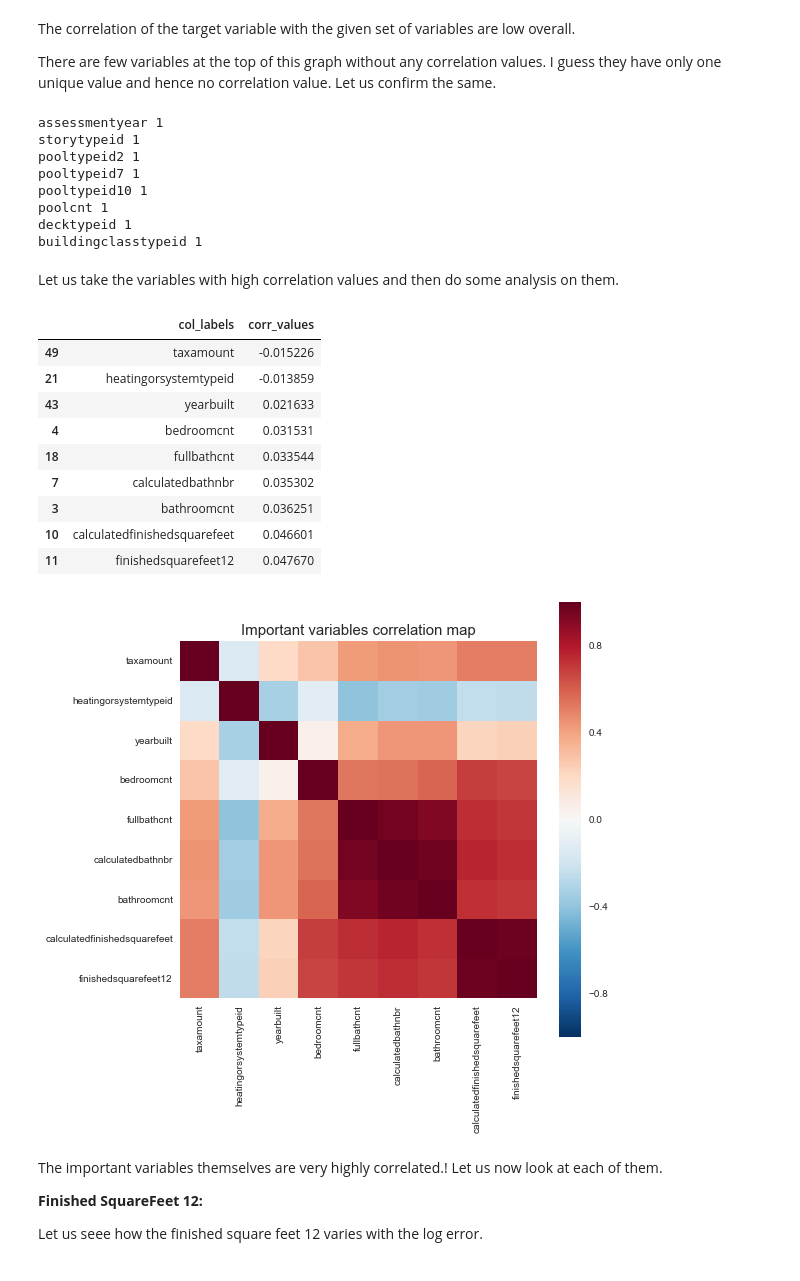
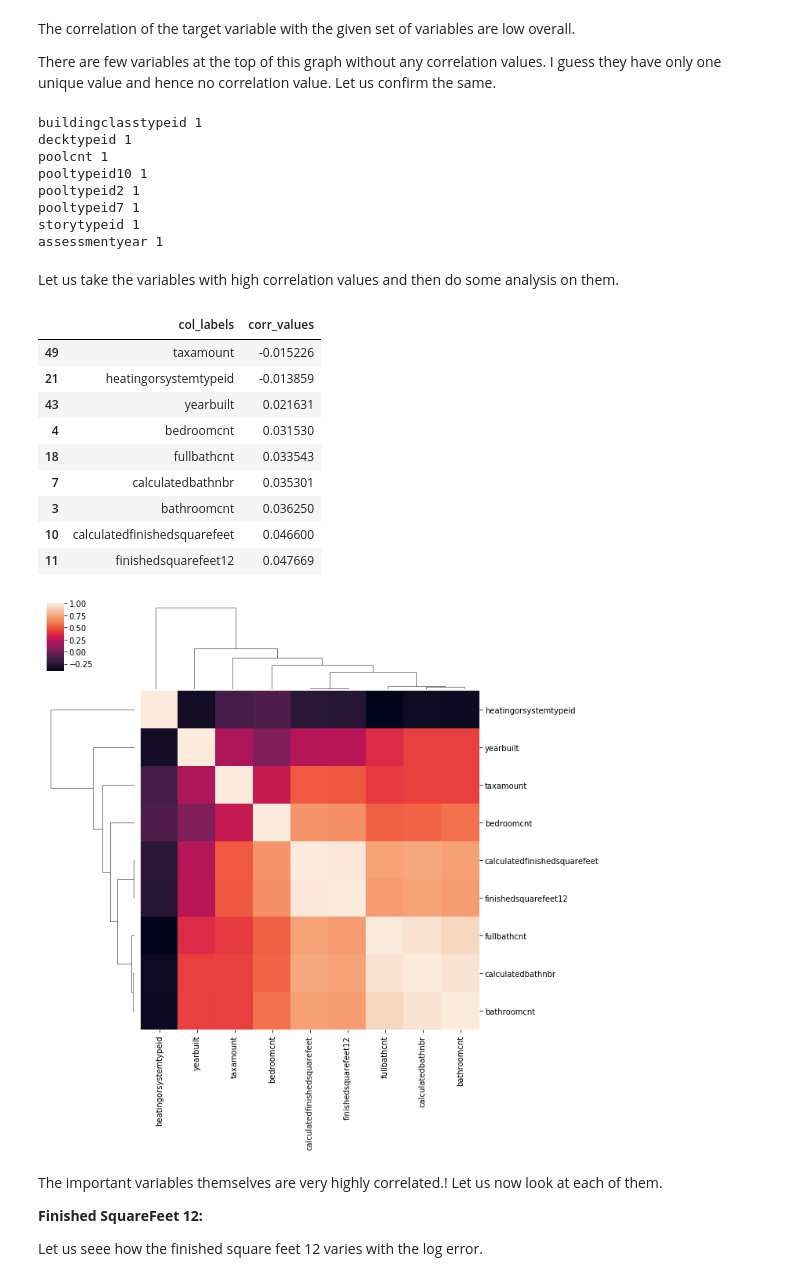
Before and after one commit to abiraja2004/ml_fun, a Jupyter notebook: zestimate/eda.ipynb, the cells around one changed output. Saved outputs shown, nothing was run; the diff lists cells and outputs as text; code cells hidden in the pictures.

```diff
--- a/zestimate/eda.ipynb
+++ b/zestimate/eda.ipynb
@@ -49,7 +55,8 @@ zillow_data_dictionary.xlsx.zip
 # %% [markdown]
 First let us start with the train file exploration.
 # %%
-train_df = pd.read_csv(datadir+"/train_2016.csv", parse_dates=["transactiondate"])
+train_df = pd.read_csv(
+    datadir + "/train_2016.csv", parse_dates=["transactiondate"])
 train_df.shape
 # %% [output]
 (90811, 3)
@@ -244,26 +242,19 @@ Since there are so many variables, let us first take the 'float' variables alone
 # %%
 # Let us just impute the missing values with mean values to compute correlation coefficients #
 mean_values = train_df.mean(axis=0)
-train_df_new = train_df.fillna(mean_values, inplace=True)
+train_df_new = train_df.fillna(mean_values)
 
 # Now let us look at the correlation coefficient of each of these variables #
-x_cols = [col for col in train_df_new.columns if col not in ['logerror'] if train_df_new[col].dtype=='float64']
-
+x_cols = [
+    col for col in train_df_new.columns if col not in ['logerror']
+    if train_df_new[col].dtype == 'float64'
+]
 labels = []
 values = []
 for col in x_cols:
     labels.append(col)
-    values.append(np.corrcoef(train_df_new[col].values, train_df_new.logerror.values)[0,1])
-corr_df = pd.DataFrame({'col_labels':labels, 'corr_values':values})
+    values.append(
+        np.corrcoef(train_df_new[col].values,
+                    train_df_new.logerror.values)[0, 1])
+corr_df = pd.DataFrame({'col_labels': labels, 'corr_values': values})
 corr_df = corr_df.sort_values(by='corr_values')
-
-ind = np.arange(len(labels))
-width = 0.9
-fig, ax = plt.subplots(figsize=(12,40))
-rects = ax.barh(ind, np.array(corr_df.corr_values.values), color='y')
-ax.set_yticks(ind)
-ax.set_yticklabels(corr_df.col_labels.values, rotation='horizontal')
-ax.set_xlabel("Correlation coefficient")
-ax.set_title("Correlation coefficient of the variables")
-#autolabel(rects)
-plt.show()
@@ -274,47 +276,45 @@ The correlation of the target variable with the given set of variables are low o
 
 There are few variables at the top of this graph without any correlation values. I guess they have only one unique value and hence no correlation value. Let us confirm the same.
 # %%
-corr_zero_cols = ['assessmentyear', 'storytypeid', 'pooltypeid2', 'pooltypeid7', 'pooltypeid10', 'poolcnt', 'decktypeid', 'buildingclasstypeid']
-for col in corr_zero_cols:
+corr_nan_cols = corr_df[(corr_df.corr_values.isna())].col_labels.tolist()
+for col in corr_nan_cols:
     print(col, len(train_df_new[col].unique()))
 # %% [output]
-assessmentyear 1
-storytypeid 1
+buildingclasstypeid 1
+decktypeid 1
+poolcnt 1
+pooltypeid10 1
 pooltypeid2 1
 pooltypeid7 1
-pooltypeid10 1
-poolcnt 1
-decktypeid 1
-buildingclasstypeid 1
+storytypeid 1
+assessmentyear 1
 # %% [markdown]
 Let us take the variables with high correlation values and then do some analysis on them.
 # %%
-corr_df_sel = corr_df.loc[(corr_df['corr_values']>0.02) | (corr_df['corr_values'] < -0.01)]
+corr_df_sel = corr_df.loc[(corr_df['corr_values'] > 0.02)
+                          | (corr_df['corr_values'] < -0.01)]
 corr_df_sel
 # %% [output]
 |  | col_labels | corr_values |
 | 49 | taxamount | -0.015226 |
 | 21 | heatingorsystemtypeid | -0.013859 |
-| 43 | yearbuilt | 0.021633 |
-| 4 | bedroomcnt | 0.031531 |
-| 18 | fullbathcnt | 0.033544 |
-| 7 | calculatedbathnbr | 0.035302 |
-| 3 | bathroomcnt | 0.036251 |
-| 10 | calculatedfinishedsquarefeet | 0.046601 |
-| 11 | finishedsquarefeet12 | 0.047670 |
+| 43 | yearbuilt | 0.021631 |
+| 4 | bedroomcnt | 0.031530 |
+| 18 | fullbathcnt | 0.033543 |
+| 7 | calculatedbathnbr | 0.035301 |
+| 3 | bathroomcnt | 0.036250 |
+| 10 | calculatedfinishedsquarefeet | 0.046600 |
+| 11 | finishedsquarefeet12 | 0.047669 |
 # %%
 cols_to_use = corr_df_sel.col_labels.tolist()
-
 temp_df = train_df[cols_to_use]
 corrmat = temp_df.corr(method='spearman')
-f, ax = plt.subplots(figsize=(8, 8))
 
 # Draw the heatmap using seaborn
-sns.heatmap(corrmat, vmax=1., square=True)
-plt.title("Important variables correlation map", fontsize=15)
-plt.show()
+sns.clustermap(
+    corrmat, vmax=1., square=True)
 # %% [output]
-[figure, old version]
+[figure, new version]
 # %% [markdown]
 The important variables themselves are very highly correlated.! Let us now look at each of them.
 
```
Also changed, not shown: parts of 40 cells of this notebook, 5 other files.
